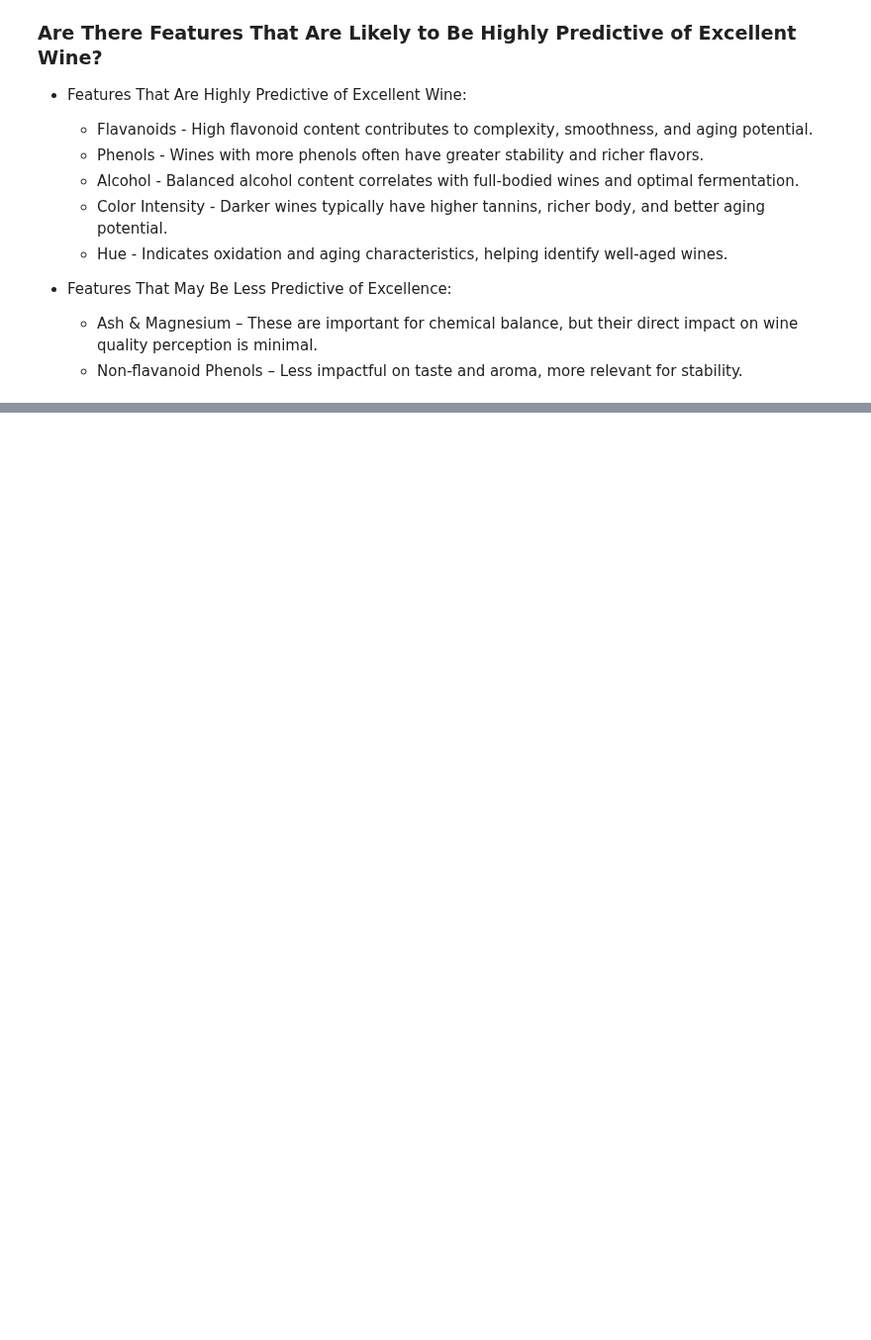
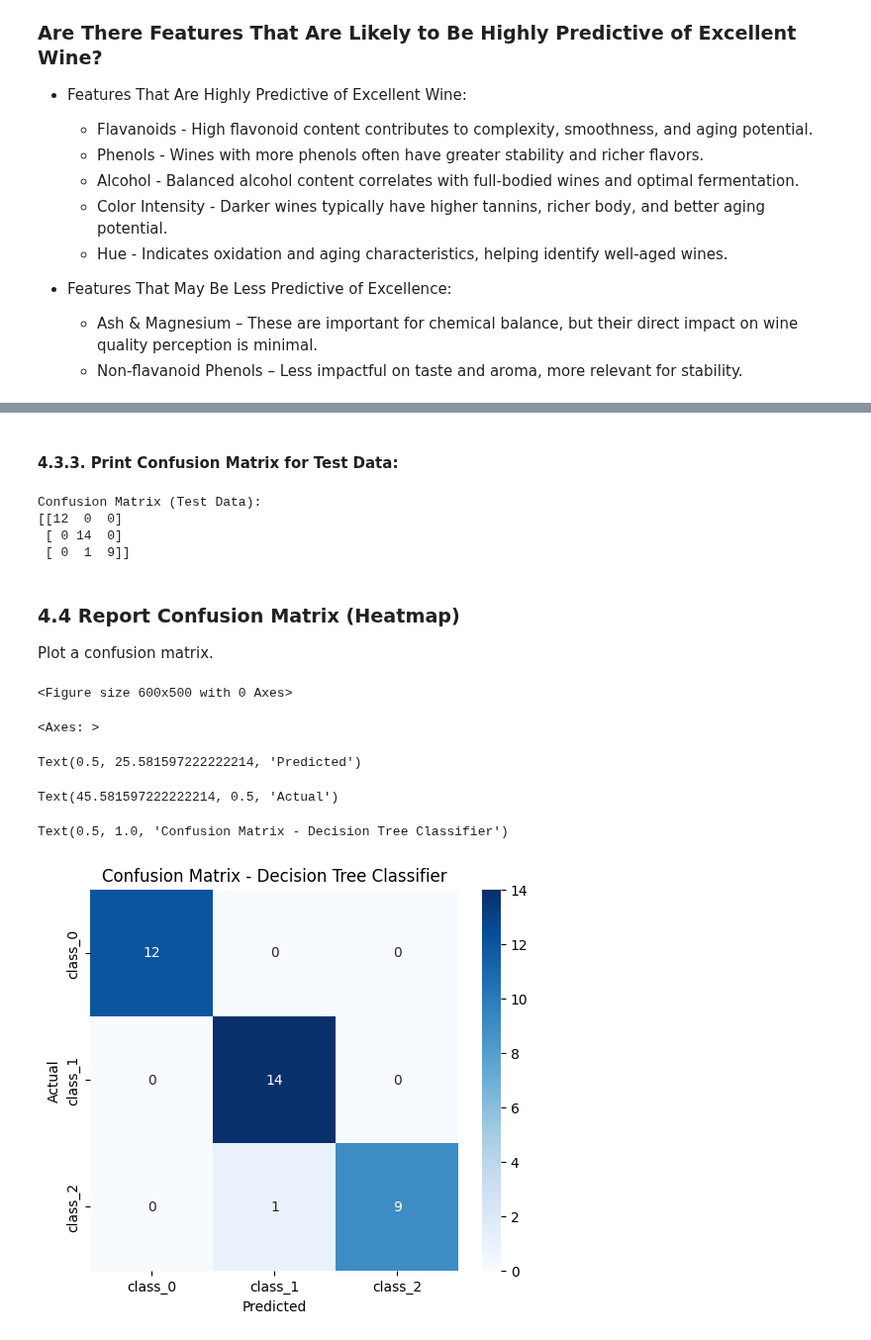
Before and after one commit to Data-Git-Hub/applied-ml-data-git-hub, a Jupyter notebook: lab03/ml03_data-git-hub.ipynb, the cells around one changed output, grey strips where cells are left out. Shown at 99% size. Saved outputs shown, nothing was run; the diff lists cells and outputs as text; code cells hidden in the pictures; blank space fills up the shorter version.

```diff
--- a/lab03/ml03_data-git-hub.ipynb
+++ b/lab03/ml03_data-git-hub.ipynb
@@ -497,0 +576,18 @@ The selected features (alcohol, color_intensity, flavanoids, total_phenols, hue)
+# %%
+# Create the Decision Tree Model (semicolons suppress output)
+dt_model = DecisionTreeClassifier();
+
+# Train the Model (assign the output to a throwaway variable)
+_ = dt_model.fit(X_train, y_train);
+
+# Evaluate Model Performance
+train_accuracy = dt_model.score(X_train, y_train);
+test_accuracy = dt_model.score(X_test, y_test);
+
+# Print Accuracy Results
+print(f"Training Accuracy: {train_accuracy:.4f}");
+print(f"Test Accuracy: {test_accuracy:.4f}");
+print("Decision Tree model training completed successfully.");
+
+# Final dummy expression to ensure no additional output is shown
+None
@@ -497,0 +620,5 @@ The selected features (alcohol, color_intensity, flavanoids, total_phenols, hue)
+# %%
+# Predict and Evaluate on Test Data
+y_test_pred = dt_model.predict(X_test)
+print("\nResults for Decision Tree on Test Data:")
+print(classification_report(y_test, y_test_pred))
@@ -497,0 +636,33 @@ The selected features (alcohol, color_intensity, flavanoids, total_phenols, hue)
+# %% [markdown]
+#### 4.3.3. Print Confusion Matrix for Test Data:
+# %%
+# Print Confusion Matrix for Test Data
+print("\nConfusion Matrix (Test Data):")
+print(confusion_matrix(y_test, y_test_pred))
+# %% [output]
+Confusion Matrix (Test Data):
+[[12  0  0]
+ [ 0 14  0]
+ [ 0  1  9]]
+# %% [markdown]
+### 4.4 Report Confusion Matrix (Heatmap)
+
+Plot a confusion matrix. <br>
+# %%
+# Compute Confusion Matrix
+cm = confusion_matrix(y_test, y_test_pred)
+
+# Plot Confusion Matrix as a Heatmap
+plt.figure(figsize=(6,5))
+sns.heatmap(cm, annot=True, cmap='Blues', fmt='d', xticklabels=wine_data.target_names, yticklabels=wine_data.target_names)
+plt.xlabel('Predicted')
+plt.ylabel('Actual')
+plt.title('Confusion Matrix - Decision Tree Classifier')
+plt.show()
+# %% [output]
+<Figure size 600x500 with 0 Axes>
+<Axes: >
+Text(0.5, 25.581597222222214, 'Predicted')
+Text(45.581597222222214, 0.5, 'Actual')
+Text(0.5, 1.0, 'Confusion Matrix - Decision Tree Classifier')
+[figure, added]
```
Also changed, not shown: parts of 17 cells of this notebook, 2 other files.
